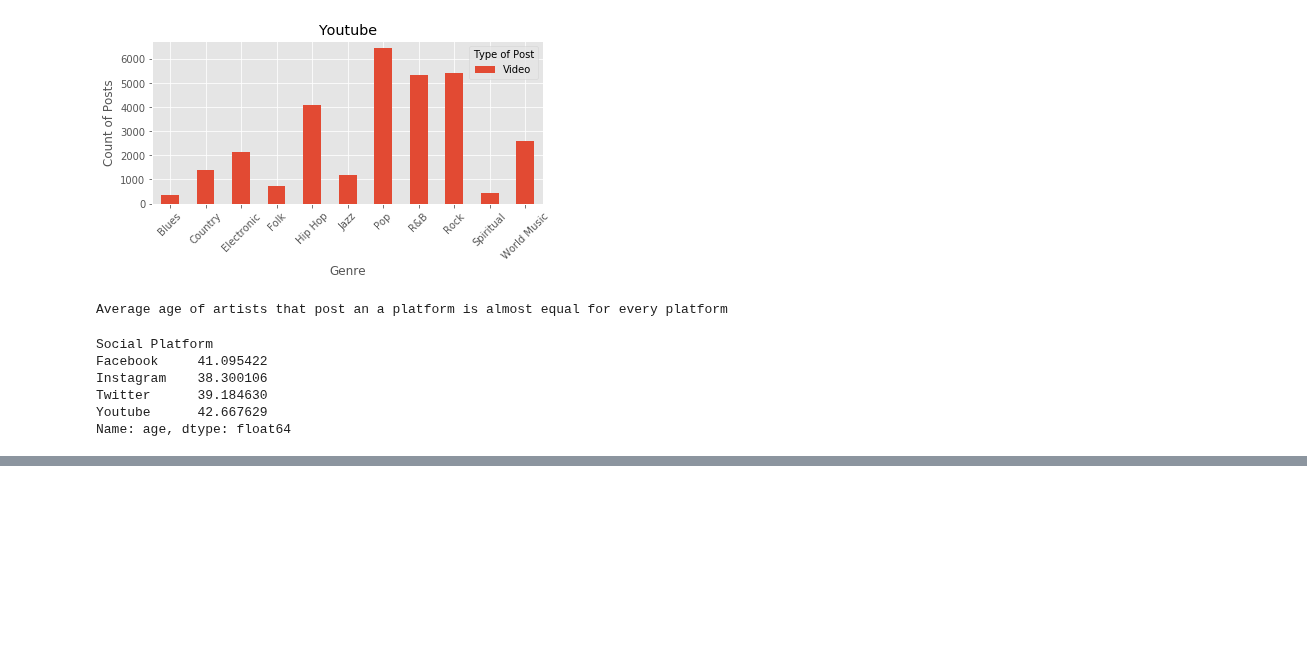
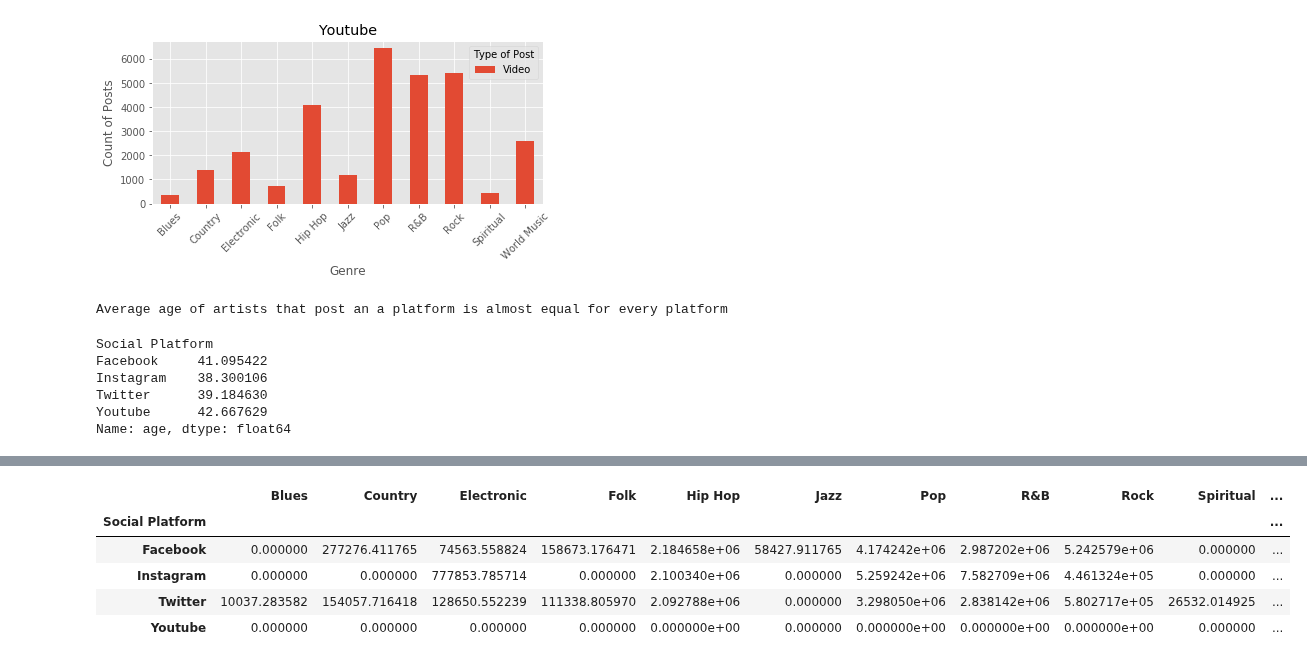
Before and after one commit to ghazalerfani/SocialMedia-Music, a Jupyter notebook: CleanedDatasets/EDA Task 2.ipynb, the cells around one changed output, grey strips where cells are left out. Cells and saved outputs as stored; diff of their text form; code cells hidden in the pictures; blank space fills up the shorter version.

```diff
--- a/CleanedDatasets/EDA Task 2.ipynb
+++ b/CleanedDatasets/EDA Task 2.ipynb
@@ -234,0 +241,10 @@ Average Count of Followers of artists that post an a platform is almost equal fo
+# %%
+# df_artist_genre_followers_byplatform[df_artist_genre_followers_byplatform['Social Platform']=='Twitter']
+df_posts_genre_followers_byplatform_latest_mean
+# %% [output]
+|  | Blues | Country | Electronic | Folk | Hip Hop | Jazz | Pop | R&B | Rock | Spiritual | ... |
+| Social Platform |  |  |  |  |  |  |  |  |  |  | ... |
+| Facebook | 0.000000 | 277276.411765 | 74563.558824 | 158673.176471 | 2.184658e+06 | 58427.911765 | 4.174242e+06 | 2.987202e+06 | 5.242579e+06 | 0.000000 | ... |
+| Instagram | 0.000000 | 0.000000 | 777853.785714 | 0.000000 | 2.100340e+06 | 0.000000 | 5.259242e+06 | 7.582709e+06 | 4.461324e+05 | 0.000000 | ... |
+| Twitter | 10037.283582 | 154057.716418 | 128650.552239 | 111338.805970 | 2.092788e+06 | 0.000000 | 3.298050e+06 | 2.838142e+06 | 5.802717e+05 | 26532.014925 | ... |
+| Youtube | 0.000000 | 0.000000 | 0.000000 | 0.000000 | 0.000000e+00 | 0.000000 | 0.000000e+00 | 0.000000e+00 | 0.000000e+00 | 0.000000 | ... |
```
Also changed, not shown: parts of 5 cells of this notebook, 1 other file.
